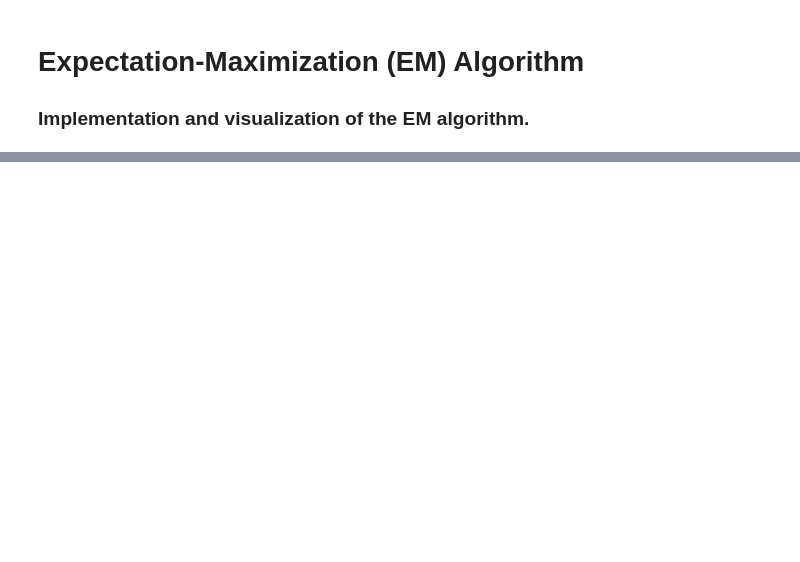
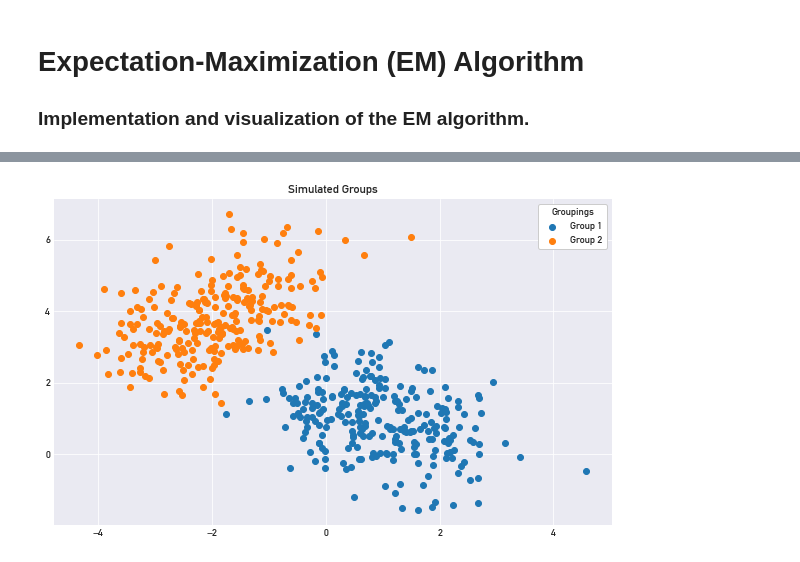
Before and after one commit to rickyhugo/em-algorithm, a Jupyter notebook: em-algorithm.ipynb, the cells around one changed output, grey strips where cells are left out. Cells and saved outputs as stored; diff of their text form; code cells hidden in the pictures; blank space fills up the shorter version.

Commit message:
added visualizations

```diff
--- a/em-algorithm.ipynb
+++ b/em-algorithm.ipynb
@@ -119 +128,17 @@ def plot_cov_ellipse(mu, cov, ax, n_std=3, facecolor='none', **kwargs):
+# %%
+# simulate some data
+np.random.seed(1337)
+n = 250
+mu_1, mu_2 = [1, 1], [-2, 3.75]
+S_1, S_2 = [[1, -.4], [-.4, 1]], [[1, .5], [.5, 1]]
+group_1 = np.random.multivariate_normal(mu_1, S_1, size=n)
+group_2 = np.random.multivariate_normal(mu_2, S_2, size=n)
+plt.scatter(group_1[:, 0], group_1[:, 1], label='Group 1')
+plt.scatter(group_2[:, 0], group_2[:, 1], label='Group 2')
+plt.legend(frameon=1, framealpha=1, facecolor='white', title='Groupings')
+plt.title('Simulated Groups')
+plt.gcf().set_size_inches(10, 6)
+plt.show()
+# %% [output]
+[figure, added]
 # %%
```
Also changed, not shown: parts of 10 cells of this notebook.
